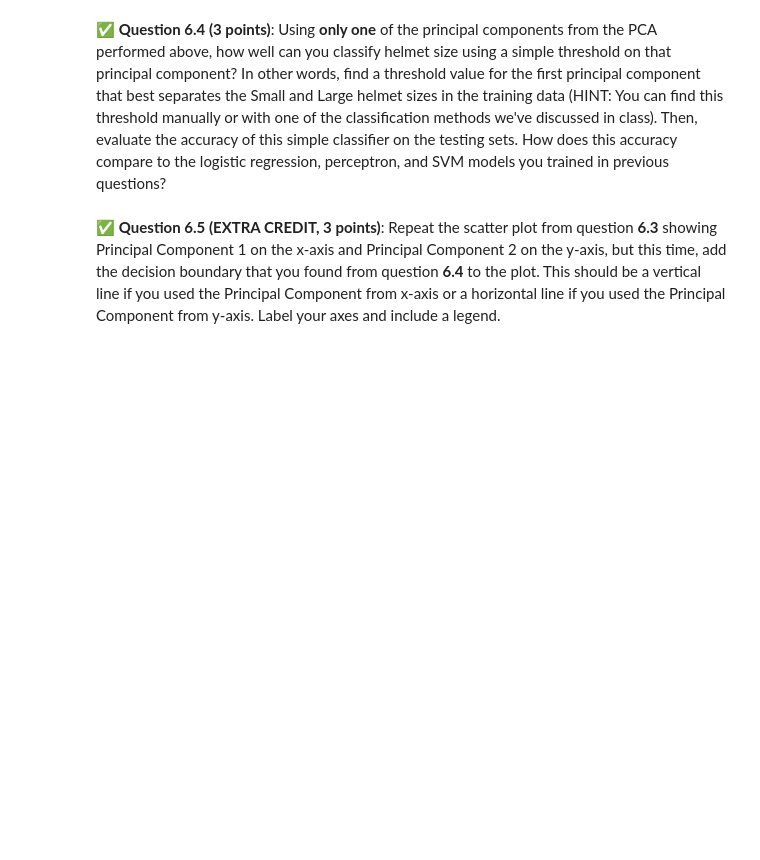
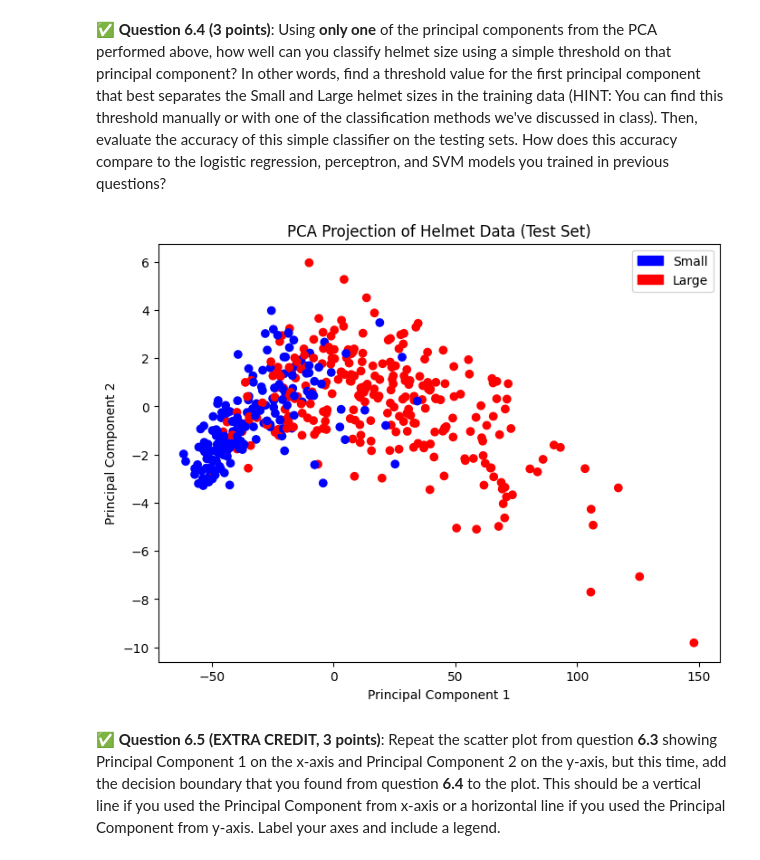
Before and after one commit to JosephM16/CMSE202-f25-turnin, a Jupyter notebook: Hw-04/HW-04_RegressionClassification-STUDENT.ipynb, the cells around one changed output. Cells and saved outputs as stored; diff of their text form; code cells hidden in the pictures; blank space fills up the shorter version.

```diff
--- a/Hw-04/HW-04_RegressionClassification-STUDENT.ipynb
+++ b/Hw-04/HW-04_RegressionClassification-STUDENT.ipynb
@@ -522,0 +541,5 @@ Some notes:
+# %%
+# Put your code here
+from sklearn.svm import SVC
+svm_model = SVC(kernel='rbf', C=1.0)
+svm_model.fit(X_train, y_train)
@@ -533,2 +571,13 @@ Some notes:
+# %%
+# Put your code here
+from sklearn.decomposition import PCA
+
+pca = PCA(n_components=2)
+
+# Fit ONLY on training data
+X_train_pca = pca.fit_transform(X_train)
+
+# Transform test data
+X_test_pca = pca.transform(X_test)
 # %% [markdown]
 &#9989;  **Question 6.4 (3 points)**: Using **only one** of the principal components from the PCA performed above, how well can you classify helmet size using a simple threshold on that principal component?  In other words, find a threshold value for the first principal component that best separates the Small and Large helmet sizes in the training data (HINT: You can find this threshold manually or with one of the classification methods we've discussed in class). Then, evaluate the accuracy of this simple classifier on the testing sets.   How does this accuracy compare to the logistic regression, perceptron, and SVM models you trained in previous questions?
@@ -537,3 +584,27 @@ Some notes:
+# %%
+# Put your code here
+colors = y_test.map({'Small': 'blue', 'Large': 'red'})
+
+plt.figure(figsize=(8,6))
+
+plt.scatter(
+    X_test_pca[:, 0],
+    X_test_pca[:, 1],
+    c=colors
+)
+
+plt.xlabel("Principal Component 1")
+plt.ylabel("Principal Component 2")
+plt.title("PCA Projection of Helmet Data (Test Set)")
+
+import matplotlib.patches as mpatches
+small_patch = mpatches.Patch(color='blue', label='Small')
+large_patch = mpatches.Patch(color='red', label='Large')
+plt.legend(handles=[small_patch, large_patch])
+
+plt.show()
+# %% [output]
+[figure, added]
 # %% [markdown]
 &#9989;  **Question 6.5 (EXTRA CREDIT, 3 points)**: Repeat the scatter plot from question **6.3** showing Principal Component 1 on the x-axis and Principal Component 2 on the y-axis, but this time, add the decision boundary that you found from question **6.4** to the plot.  This should be a vertical line if you used the Principal Component from x-axis or a horizontal line if you used the Principal Component from y-axis.  Label your axes and include a legend.
 # %%
```
Also changed, not shown: parts of 9 cells of this notebook.
